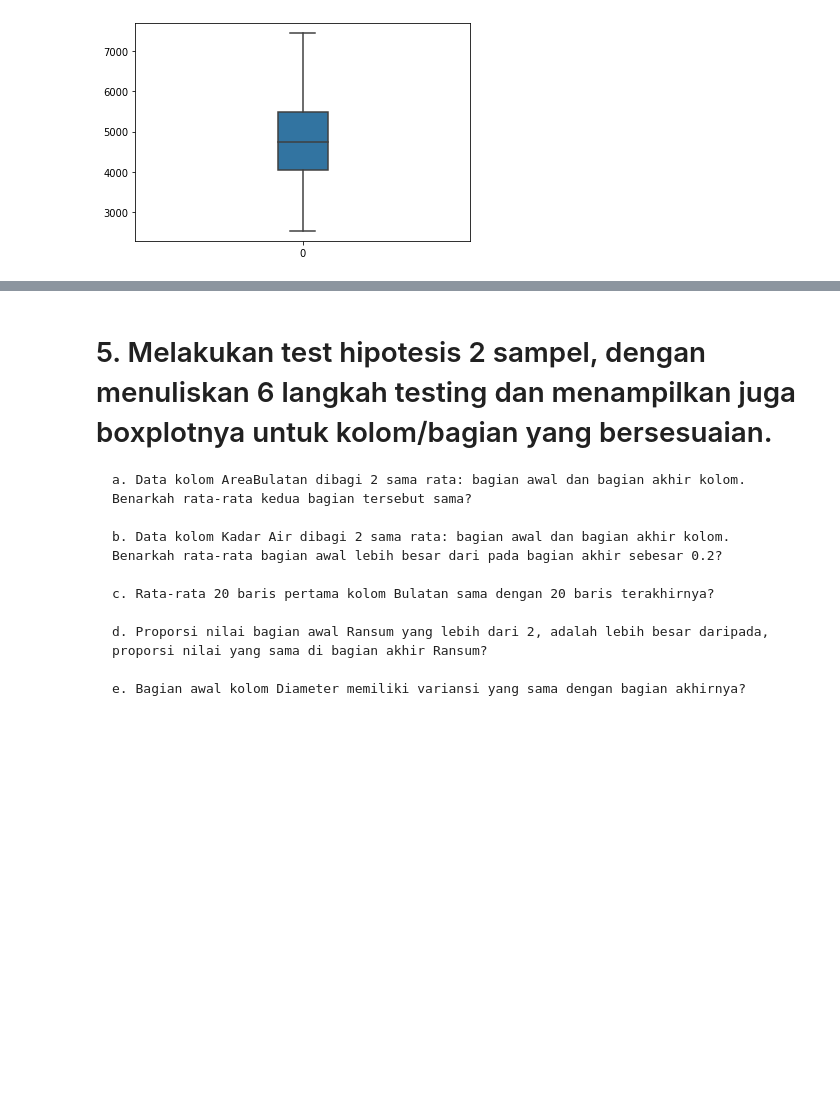
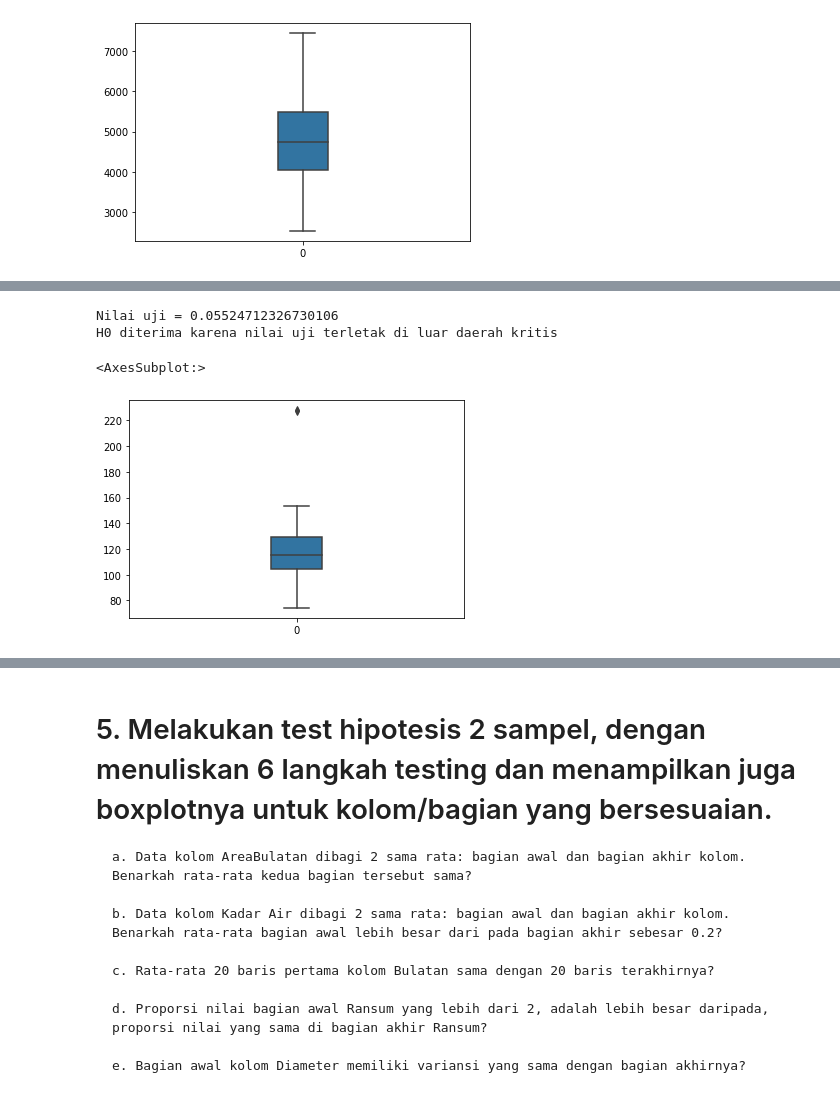
Before and after one commit to reymyr/Hypothesis-Testing, a Jupyter notebook: Tubes.ipynb, the cells around one changed output, grey strips where cells are left out. Cells and saved outputs as stored; diff of their text form; code cells hidden in the pictures; blank space fills up the shorter version.

```diff
--- a/Tubes.ipynb
+++ b/Tubes.ipynb
@@ -550,0 +561,14 @@ H0 ditolak karena nilai uji terletak di daerah kritis
+# %%
+z = meanTestZ(df["SumbuUtama"].mean(),116,df["SumbuUtama"].std(),df["SumbuUtama"].count())
+print("Nilai uji =", z)
+if z < -1.96 or z > 1.96:
+    print("H0 ditolak karena nilai uji terletak di daerah kritis")
+else:
+    print("H0 diterima karena nilai uji terletak di luar daerah kritis")
+
+sns.boxplot(data=df["SumbuUtama"], orient="x", width=0.15)
+# %% [output]
+Nilai uji = 0.05524712326730106
+H0 diterima karena nilai uji terletak di luar daerah kritis
+<AxesSubplot:>
+[figure, added]
```
Also changed, not shown: parts of 7 cells of this notebook.
